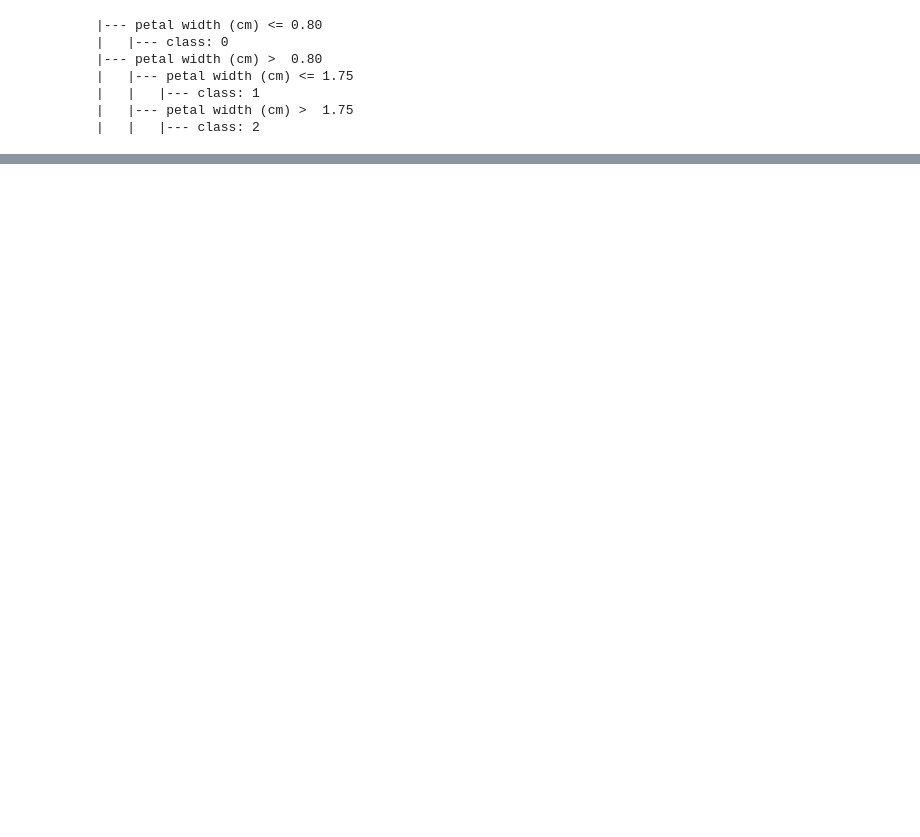
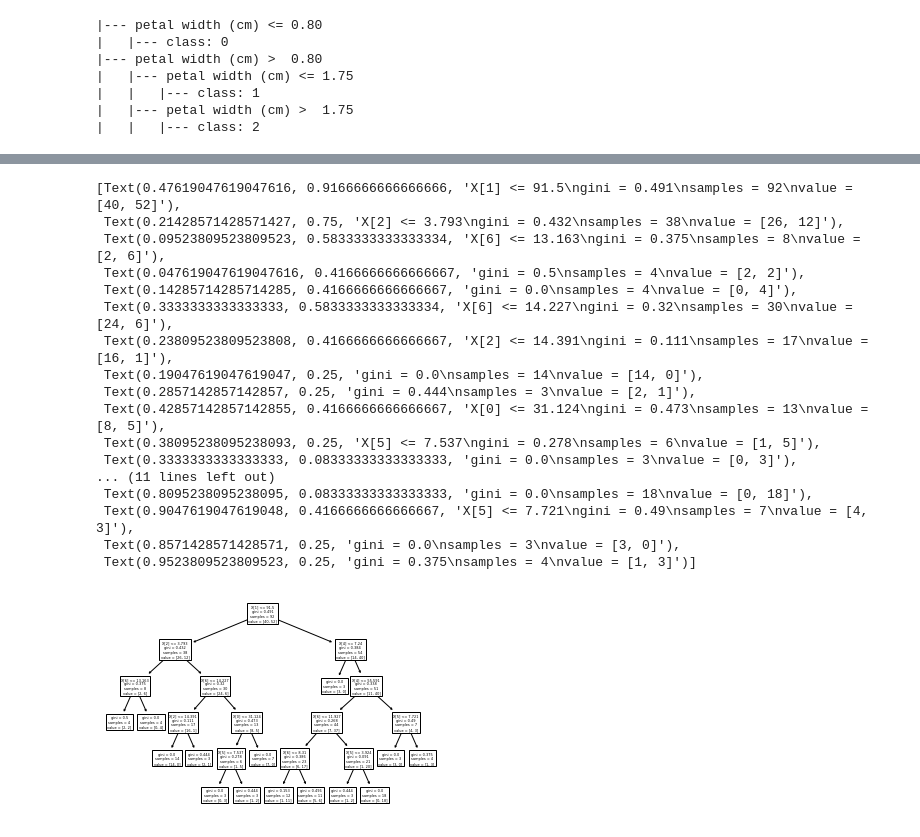
Before and after one commit to Rosita19/datamining, a Jupyter notebook: _sources/Penambangan Data.ipynb, the cells around one changed output, grey strips where cells are left out. Cells and saved outputs as stored; diff of their text form; code cells hidden in the pictures; blank space fills up the shorter version.

```diff
--- a/_sources/Penambangan Data.ipynb
+++ b/_sources/Penambangan Data.ipynb
@@ -1119,0 +1383,2 @@ print(r)
+# %%
+Y=data.iloc[:,-1:]
@@ -1119,0 +1401,6 @@ print(r)
+# %%
+X_train, X_test, Y_train, Y_test=train_test_split(X, Y, test_size=0.2, random_state=42)
+# %%
+giniindex=DecisionTreeClassifier(criterion='gini',max_depth=5,min_samples_leaf=3,random_state=100)
+# %%
+giniindex.fit(X_train,Y_train)
@@ -1119,0 +1454,21 @@ print(r)
+# %%
+tree.plot_tree(giniindex)
+# %% [output]
+[Text(0.47619047619047616, 0.9166666666666666, 'X[1] <= 91.5\ngini = 0.491\nsamples = 92\nvalue = [40, 52]'),
+ Text(0.21428571428571427, 0.75, 'X[2] <= 3.793\ngini = 0.432\nsamples = 38\nvalue = [26, 12]'),
+ Text(0.09523809523809523, 0.5833333333333334, 'X[6] <= 13.163\ngini = 0.375\nsamples = 8\nvalue = [2, 6]'),
+ Text(0.047619047619047616, 0.4166666666666667, 'gini = 0.5\nsamples = 4\nvalue = [2, 2]'),
+ Text(0.14285714285714285, 0.4166666666666667, 'gini = 0.0\nsamples = 4\nvalue = [0, 4]'),
+ Text(0.3333333333333333, 0.5833333333333334, 'X[6] <= 14.227\ngini = 0.32\nsamples = 30\nvalue = [24, 6]'),
+ Text(0.23809523809523808, 0.4166666666666667, 'X[2] <= 14.391\ngini = 0.111\nsamples = 17\nvalue = [16, 1]'),
+ Text(0.19047619047619047, 0.25, 'gini = 0.0\nsamples = 14\nvalue = [14, 0]'),
+ Text(0.2857142857142857, 0.25, 'gini = 0.444\nsamples = 3\nvalue = [2, 1]'),
+ Text(0.42857142857142855, 0.4166666666666667, 'X[0] <= 31.124\ngini = 0.473\nsamples = 13\nvalue = [8, 5]'),
+ Text(0.38095238095238093, 0.25, 'X[5] <= 7.537\ngini = 0.278\nsamples = 6\nvalue = [1, 5]'),
+ Text(0.3333333333333333, 0.08333333333333333, 'gini = 0.0\nsamples = 3\nvalue = [0, 3]'),
+... (11 lines left out)
+ Text(0.8095238095238095, 0.08333333333333333, 'gini = 0.0\nsamples = 18\nvalue = [0, 18]'),
+ Text(0.9047619047619048, 0.4166666666666667, 'X[5] <= 7.721\ngini = 0.49\nsamples = 7\nvalue = [4, 3]'),
+ Text(0.8571428571428571, 0.25, 'gini = 0.0\nsamples = 3\nvalue = [3, 0]'),
+ Text(0.9523809523809523, 0.25, 'gini = 0.375\nsamples = 4\nvalue = [1, 3]')]
+[figure, added]
```
Also changed, not shown: parts of 47 cells of this notebook, 6 other files.
